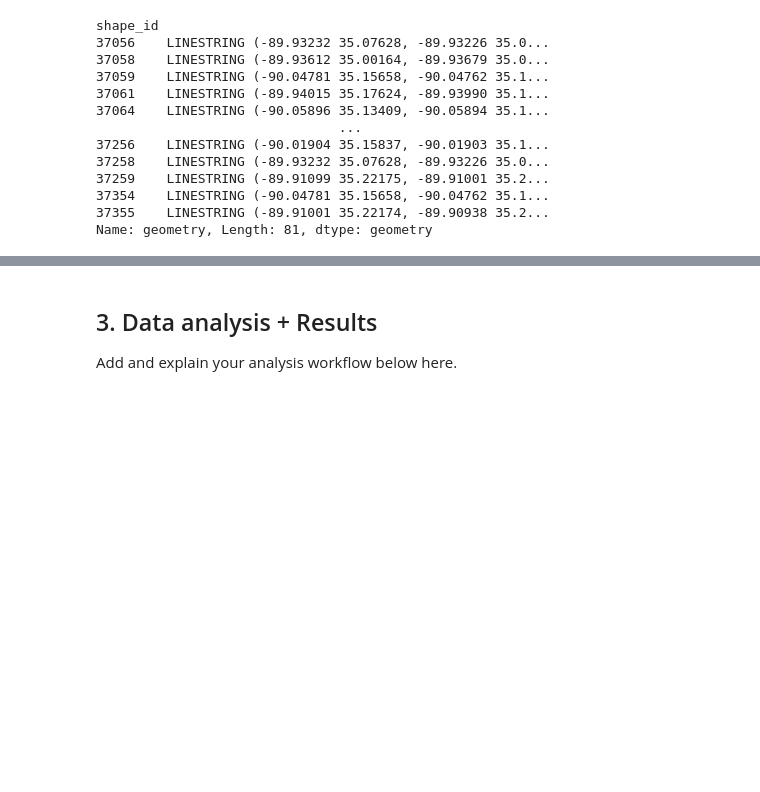
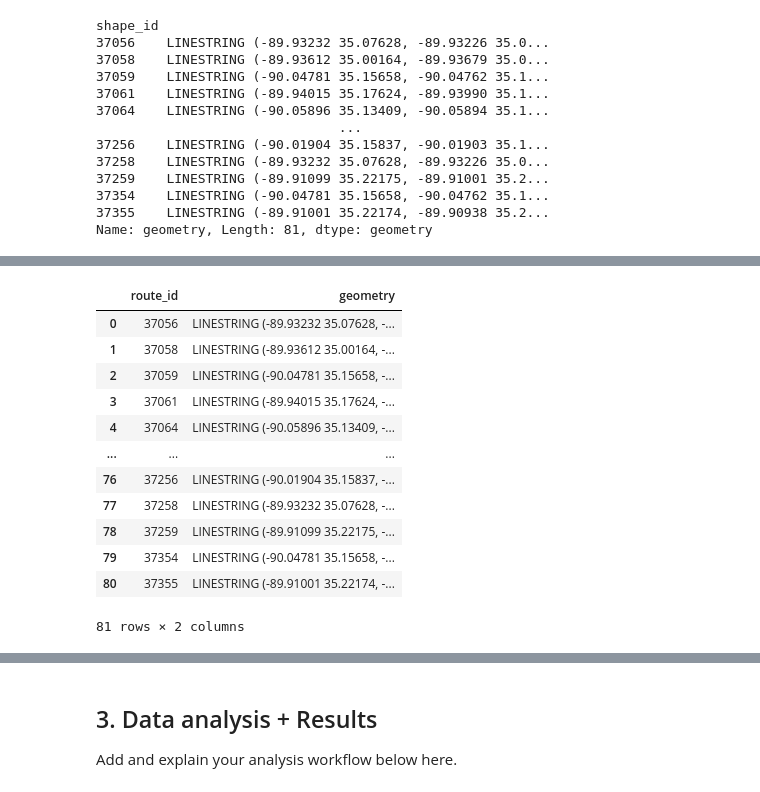
Before and after one commit to Sustainability-GIS-2021/final-assignment-redalisa, a Jupyter notebook: final_assignment.ipynb, the cells around one changed output, grey strips where cells are left out. Saved outputs shown, nothing was run; the diff lists cells and outputs as text; code cells hidden in the pictures; blank space fills up the shorter version.

```diff
--- a/final_assignment.ipynb
+++ b/final_assignment.ipynb
@@ -152,0 +151,23 @@ geopandas.geoseries.GeoSeries
+# %%
+# Transform GeoSeries into GeoDataFrame
+routes = gpd.GeoDataFrame(grouped)
+# Reset index to access the ID number column of the routes
+routes = routes.reset_index()
+# Rename column to make it more intuitive for the reader
+routes = routes.rename(columns = {"shape_id":"route_id"})
+# View the dataframe
+routes
+# %% [output]
+|  | route_id | geometry |
+| 0 | 37056 | LINESTRING (-89.93232 35.07628, -... |
+| 1 | 37058 | LINESTRING (-89.93612 35.00164, -... |
+| 2 | 37059 | LINESTRING (-90.04781 35.15658, -... |
+| 3 | 37061 | LINESTRING (-89.94015 35.17624, -... |
+| 4 | 37064 | LINESTRING (-90.05896 35.13409, -... |
+| ... | ... | ... |
+| 76 | 37256 | LINESTRING (-90.01904 35.15837, -... |
+| 77 | 37258 | LINESTRING (-89.93232 35.07628, -... |
+| 78 | 37259 | LINESTRING (-89.91099 35.22175, -... |
+| 79 | 37354 | LINESTRING (-90.04781 35.15658, -... |
+| 80 | 37355 | LINESTRING (-89.91001 35.22174, -... |
+81 rows × 2 columns
```
Also changed, not shown: parts of 7 cells of this notebook.
